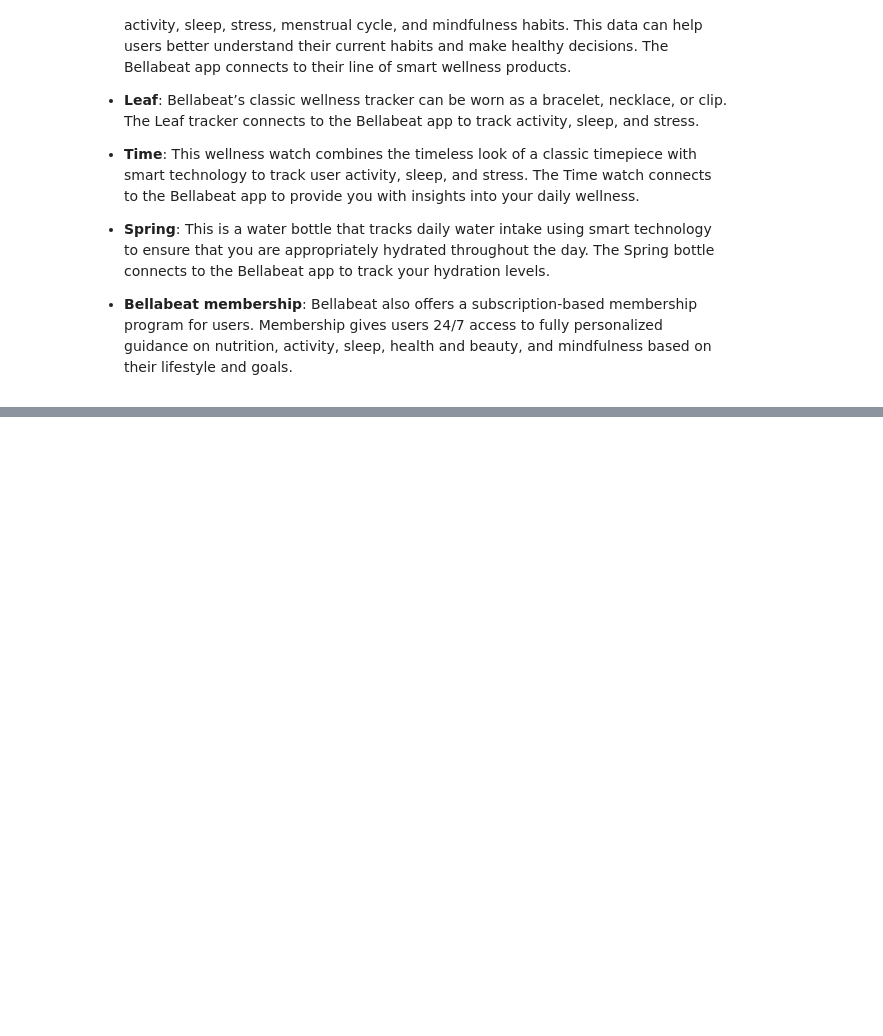
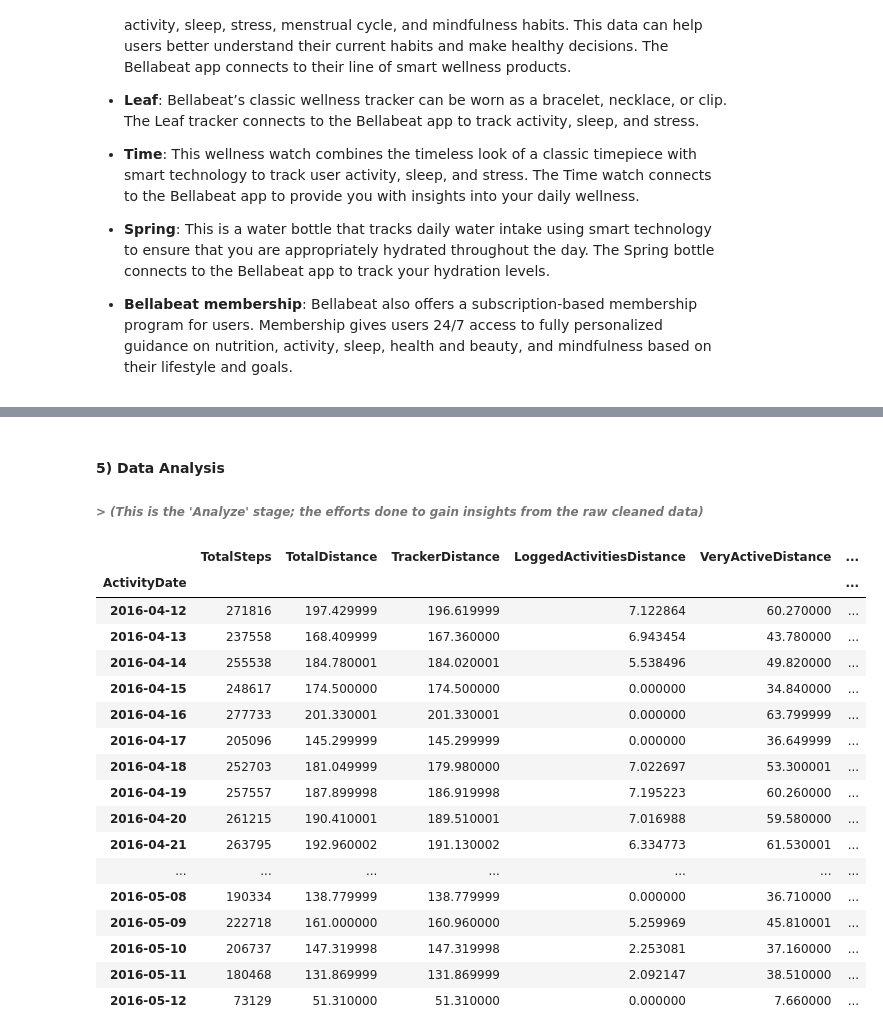
Before and after one commit to musainiramlee/Portfolio, a Jupyter notebook: Bellabeat_Case_Study.ipynb, the cells around one changed output, grey strips where cells are left out. Cells and saved outputs as stored; diff of their text form; code cells hidden in the pictures; blank space fills up the shorter version.

Commit message:
Capstone project for Google Data Analytics Professional Certification

```diff
--- a/Bellabeat_Case_Study.ipynb
+++ b/Bellabeat_Case_Study.ipynb
@@ -50,0 +55,4 @@ b.	**Description**: This Kaggle data set contains personal fitness tracker from
+# %%
+import pandas as pd
+dailyAct = pd.read_csv('dailyActivity_merged.csv')
+dailyAct
@@ -50,0 +135,24 @@ b.	**Description**: This Kaggle data set contains personal fitness tracker from
+# %% [markdown]
+#### **5) Data Analysis**
+###### _> (This is the 'Analyze' stage; the efforts done to gain insights from the raw cleaned data)_
+# %%
+dailyAct.groupby(['ActivityDate']).sum()
+# %% [output]
+|  | TotalSteps | TotalDistance | TrackerDistance | LoggedActivitiesDistance | VeryActiveDistance | ... |
+| ActivityDate |  |  |  |  |  | ... |
+| 2016-04-12 | 271816 | 197.429999 | 196.619999 | 7.122864 | 60.270000 | ... |
+| 2016-04-13 | 237558 | 168.409999 | 167.360000 | 6.943454 | 43.780000 | ... |
+| 2016-04-14 | 255538 | 184.780001 | 184.020001 | 5.538496 | 49.820000 | ... |
+| 2016-04-15 | 248617 | 174.500000 | 174.500000 | 0.000000 | 34.840000 | ... |
+| 2016-04-16 | 277733 | 201.330001 | 201.330001 | 0.000000 | 63.799999 | ... |
+| 2016-04-17 | 205096 | 145.299999 | 145.299999 | 0.000000 | 36.649999 | ... |
+| 2016-04-18 | 252703 | 181.049999 | 179.980000 | 7.022697 | 53.300001 | ... |
+| 2016-04-19 | 257557 | 187.899998 | 186.919998 | 7.195223 | 60.260000 | ... |
+| 2016-04-20 | 261215 | 190.410001 | 189.510001 | 7.016988 | 59.580000 | ... |
+| 2016-04-21 | 263795 | 192.960002 | 191.130002 | 6.334773 | 61.530001 | ... |
+| ... | ... | ... | ... | ... | ... | ... |
+| 2016-05-08 | 190334 | 138.779999 | 138.779999 | 0.000000 | 36.710000 | ... |
+| 2016-05-09 | 222718 | 161.000000 | 160.960000 | 5.259969 | 45.810001 | ... |
+| 2016-05-10 | 206737 | 147.319998 | 147.319998 | 2.253081 | 37.160000 | ... |
+| 2016-05-11 | 180468 | 131.869999 | 131.869999 | 2.092147 | 38.510000 | ... |
+| 2016-05-12 | 73129 | 51.310000 | 51.310000 | 0.000000 | 7.660000 | ... |
```
Also changed, not shown: parts of 9 cells of this notebook.
